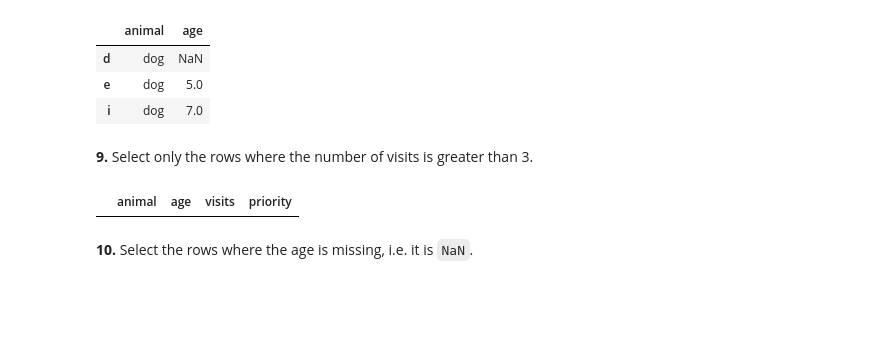
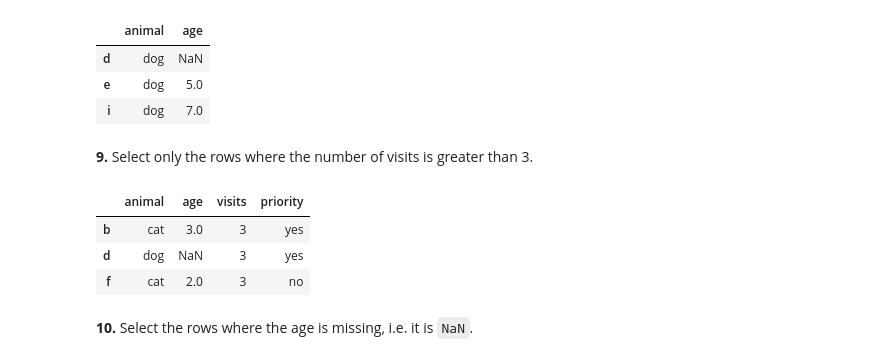
Before and after one commit to sarthakone105/pandas_puzzle, a Jupyter notebook: 100-pandas-puzzles.ipynb, the cells around one changed output. Saved outputs shown, nothing was run; the diff lists cells and outputs as text; code cells hidden in the pictures; blank space fills up the shorter version.

```diff
--- a/100-pandas-puzzles.ipynb
+++ b/100-pandas-puzzles.ipynb
@@ -163,8 +159,11 @@ df.loc[df.index[[3,4,8]], ['animal','age']]
 # %% [markdown]
 **9.** Select only the rows where the number of visits is greater than 3.
 # %%
-df.loc[df["visits"] > 3]
+df.loc[df["visits"] >= 3]
 # %% [output]
 |  | animal | age | visits | priority |
+| b | cat | 3.0 | 3 | yes |
+| d | dog | NaN | 3 | yes |
+| f | cat | 2.0 | 3 | no |
 # %% [markdown]
 **10.** Select the rows where the age is missing, i.e. it is `NaN`.
```
Also changed, not shown: parts of 5 cells of this notebook.
